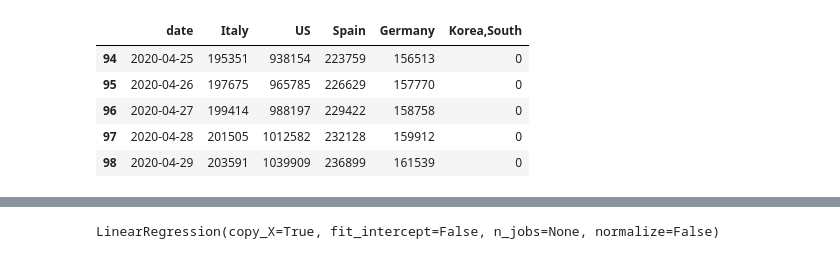
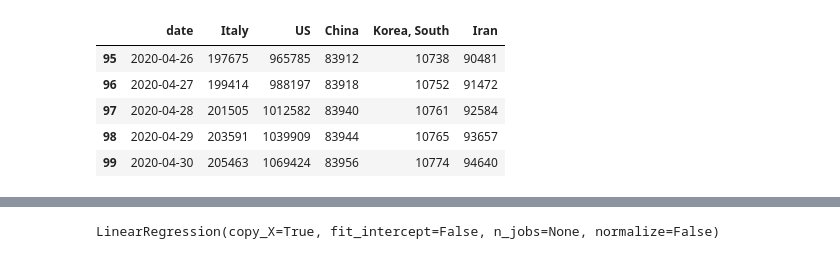
Before and after one commit to onionpork/coronavirus_challenge, a Jupyter notebook: covid19_draft_model.ipynb, the cells around one changed output, grey strips where cells are left out. Drawn from its saved outputs; the diff is of its cells as text; code cells hidden in the pictures.

```diff
--- a/covid19_draft_model.ipynb
+++ b/covid19_draft_model.ipynb
@@ -7,21 +7,20 @@ import numpy as np
 import scipy
 
 %matplotlib inline
-mpl.rcParams['figure.figsize'] = (16, 10)
-pd.set_option('display.max_rows', 500)
+mpl.rcParams['figure.figsize'] = (9, 8)
 
 import plotly.graph_objects as go
 # %%
-df_analyse = pd.read_csv('covid-19/data/processed/COVID_small_flat_table.csv',\
+df_analyse = pd.read_csv('datasets/sub_global.csv',\
                          sep= '\t', parse_dates=[0])
 df_analyse.sort_values('date', ascending = True).tail()
 # %% [output]
-|  | date | Italy | US | Spain | Germany | Korea,South |
-| 94 | 2020-04-25 | 195351 | 938154 | 223759 | 156513 | 0 |
-| 95 | 2020-04-26 | 197675 | 965785 | 226629 | 157770 | 0 |
-| 96 | 2020-04-27 | 199414 | 988197 | 229422 | 158758 | 0 |
-| 97 | 2020-04-28 | 201505 | 1012582 | 232128 | 159912 | 0 |
-| 98 | 2020-04-29 | 203591 | 1039909 | 236899 | 161539 | 0 |
+|  | date | Italy | US | China | Korea, South | Iran |
+| 95 | 2020-04-26 | 197675 | 965785 | 83912 | 10738 | 90481 |
+| 96 | 2020-04-27 | 199414 | 988197 | 83918 | 10752 | 91472 |
+| 97 | 2020-04-28 | 201505 | 1012582 | 83940 | 10761 | 92584 |
+| 98 | 2020-04-29 | 203591 | 1039909 | 83944 | 10765 | 93657 |
+| 99 | 2020-04-30 | 205463 | 1069424 | 83956 | 10774 | 94640 |
 # %%
 # helper functions
 def quick_plot(x_in, df_input,y_scale='log',slider=False):
```
Also changed, not shown: parts of 7 cells of this notebook, 11 other files.
